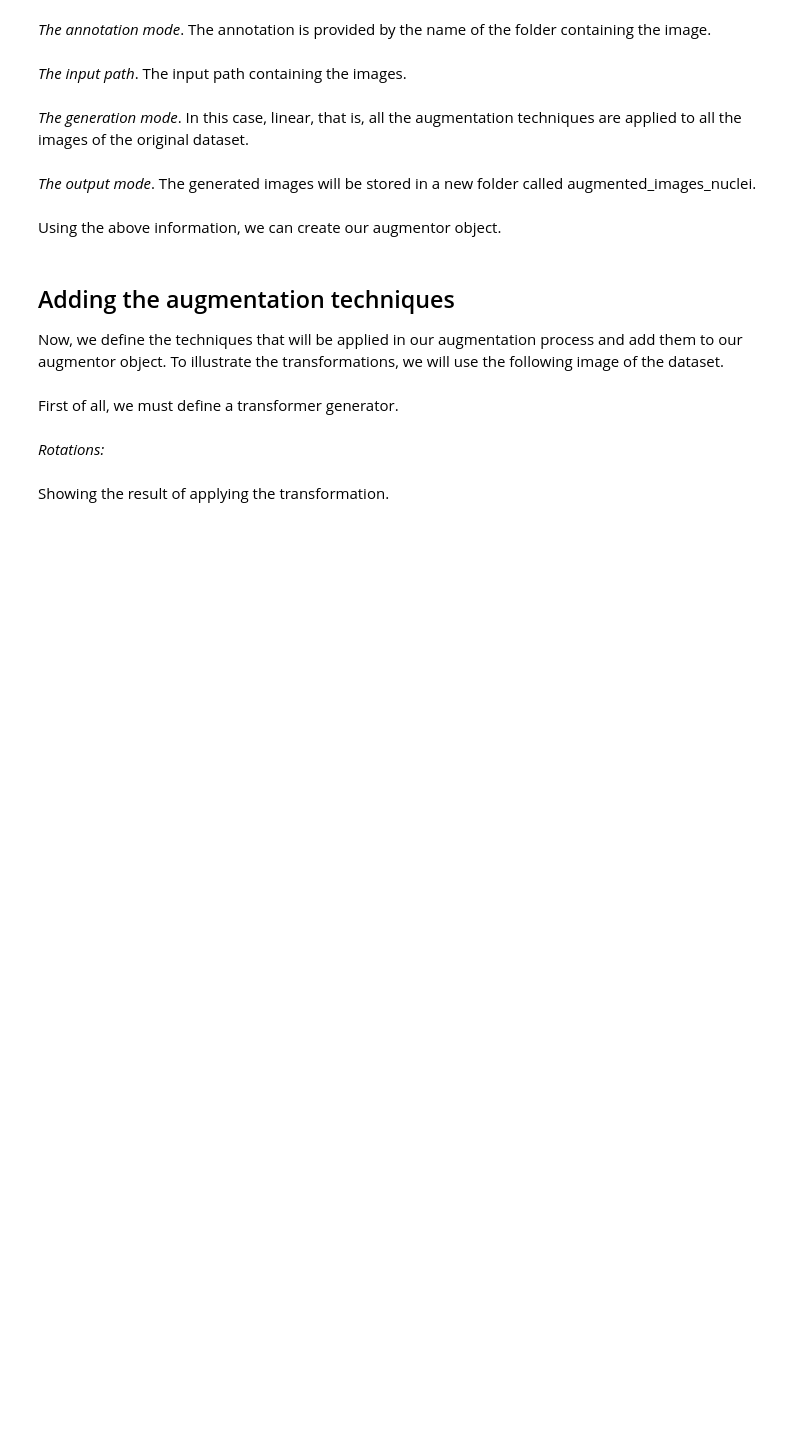
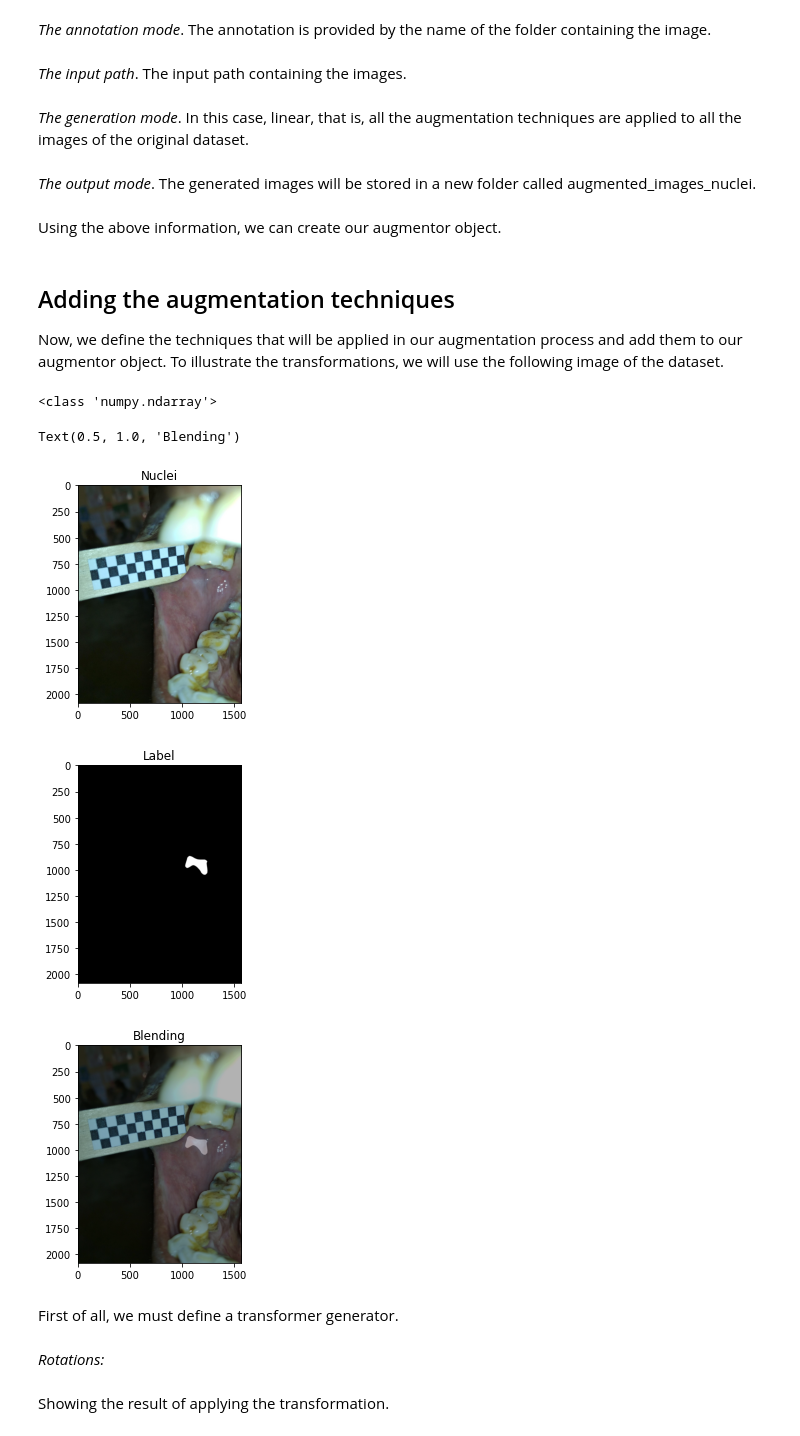
Before and after one commit to vikramverma1997/oral-lesion-segmentation, a Jupyter notebook: Seg_Augment_CLODSA.ipynb, the cells around one changed output. Drawn from its saved outputs; the diff is of its cells as text; code cells hidden in the pictures; blank space fills up the shorter version.

```diff
--- a/Seg_Augment_CLODSA.ipynb
+++ b/Seg_Augment_CLODSA.ipynb
@@ -96,19 +104,26 @@ augmentor = createAugmentor(PROBLEM,ANNOTATION_MODE,OUTPUT_MODE,GENERATION_MODE,
 
 Now, we define the techniques that will be applied in our augmentation process and add them to our augmentor object. To illustrate the transformations, we will use the following image of the dataset.
 # %%
-# img = cv2.imread("/home/ritesh/Desktop/Codes/ER/datasets/er_aug/test/images/image_3.png")
-# label = cv2.imread( "/home/ritesh/Desktop/Codes/ER/datasets/er_aug/test/labels/image_3.png")
-# # changing to the BGR format of OpenCV to RGB format for matplotlib
-# plt.figure()
-# plt.imshow(img[:,:,::-1])
-# plt.title("Nuclei")
-# plt.figure()
-# plt.imshow(label[:,:,::-1]*60)
-# plt.title("Label")
-# dst = cv2.addWeighted(img,0.7,label,0.3,0)
-# plt.figure()
-# plt.imshow(dst[:,:,::-1])
-# plt.title("Blending")
+img = cv2.imread("oral-cancer-data/train/images/0.jpg")
+label = cv2.imread("oral-cancer-data/train/labels/0.jpg")
+print(type(img))
+# changing to the BGR format of OpenCV to RGB format for matplotlib
+plt.figure()
+plt.imshow(img[:,:,::-1])
+plt.title("Nuclei")
+plt.figure()
+plt.imshow(label[:,:,::-1])
+plt.title("Label")
+dst = cv2.addWeighted(img,0.7,label,0.3,0)
+plt.figure()
+plt.imshow(dst[:,:,::-1])
+plt.title("Blending")
+# %% [output]
+<class 'numpy.ndarray'>
+Text(0.5, 1.0, 'Blending')
+[figure, added]
+[figure, added]
+[figure, added]
 # %% [markdown]
 First of all, we must define a transformer generator.
 # %%
```
Also changed, not shown: parts of 21 cells of this notebook.
